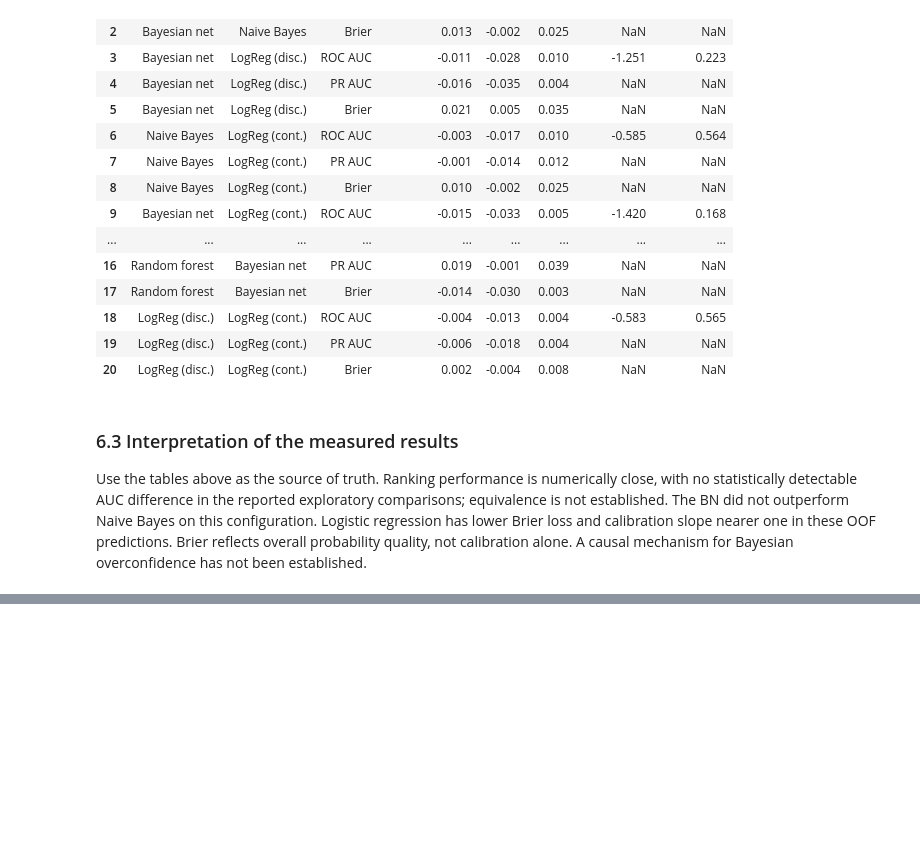
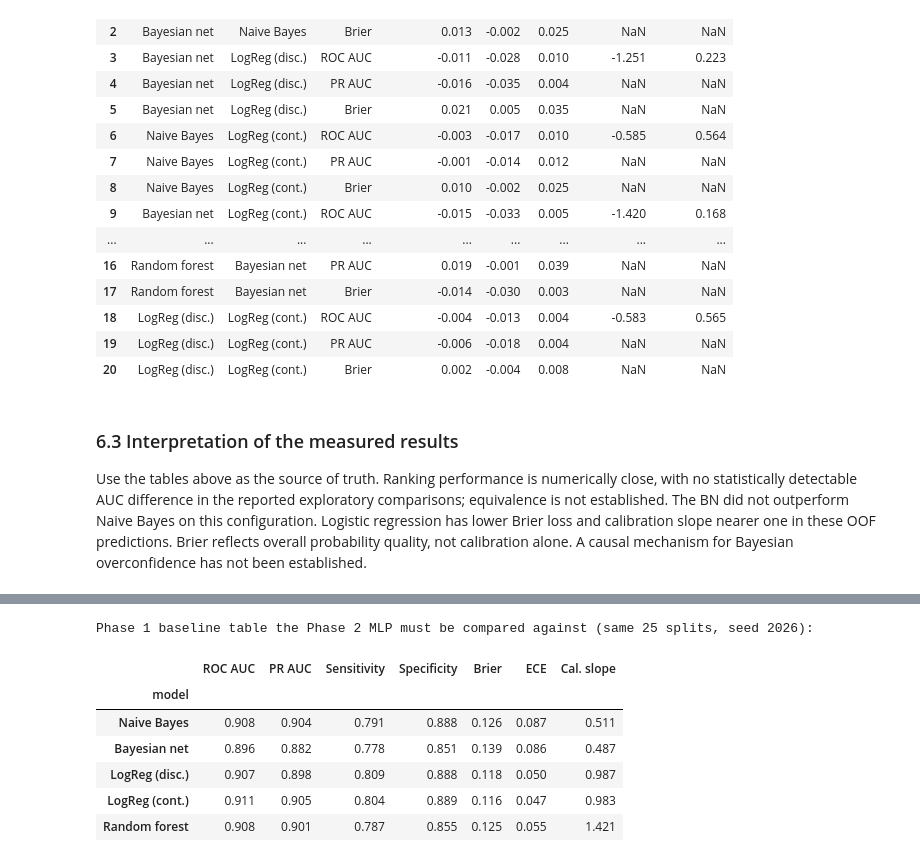
Before and after one commit to 69Igris/heart-disease-risk-modelling, a Jupyter notebook: notebooks/01_phase1_eda_and_classical_models.ipynb, the cells around one changed output, grey strips where cells are left out. Cells and saved outputs as stored; diff of their text form; code cells hidden in the pictures; blank space fills up the shorter version.

```diff
--- a/notebooks/01_phase1_eda_and_classical_models.ipynb
+++ b/notebooks/01_phase1_eda_and_classical_models.ipynb
@@ -303,0 +402,12 @@ Use the tables above as the source of truth. Ranking performance is numerically
+# %%
+base = Mi.loc[["Naive Bayes", "Bayesian net", "LogReg (disc.)", "LogReg (cont.)", "Random forest"], ["ROC AUC", "PR AUC", "Sensitivity", "Specificity", "Brier", "ECE", "Cal. slope"]].round(3)
+base.to_csv(RES / "phase1_baselines_for_phase2.csv"); print("Phase 1 baseline table the Phase 2 MLP must be compared against (same 25 splits, seed 2026):"); display(base)
+# %% [output]
+Phase 1 baseline table the Phase 2 MLP must be compared against (same 25 splits, seed 2026):
+|  | ROC AUC | PR AUC | Sensitivity | Specificity | Brier | ECE | Cal. slope |
+| model |  |  |  |  |  |  |  |
+| Naive Bayes | 0.908 | 0.904 | 0.791 | 0.888 | 0.126 | 0.087 | 0.511 |
+| Bayesian net | 0.896 | 0.882 | 0.778 | 0.851 | 0.139 | 0.086 | 0.487 |
+| LogReg (disc.) | 0.907 | 0.898 | 0.809 | 0.888 | 0.118 | 0.050 | 0.987 |
+| LogReg (cont.) | 0.911 | 0.905 | 0.804 | 0.889 | 0.116 | 0.047 | 0.983 |
+| Random forest | 0.908 | 0.901 | 0.787 | 0.855 | 0.125 | 0.055 | 1.421 |
```
Also changed, not shown: parts of 13 cells of this notebook, 23 other files.
